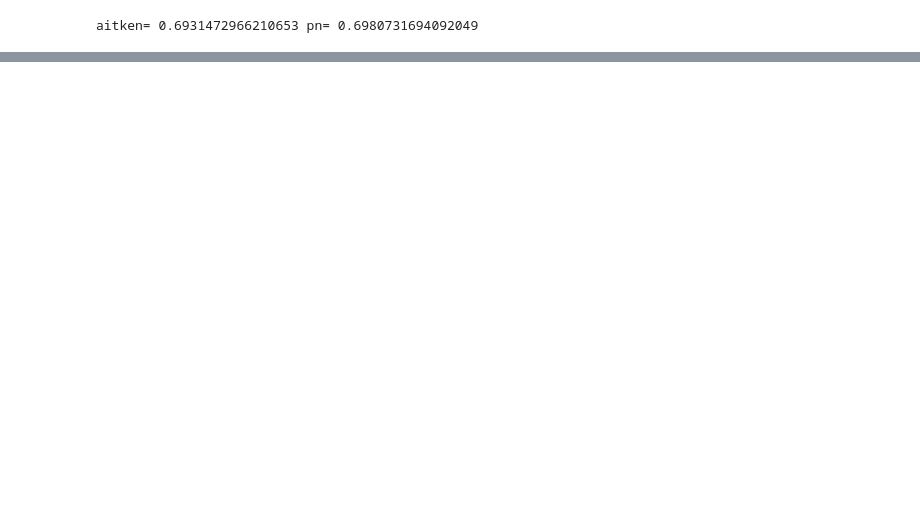
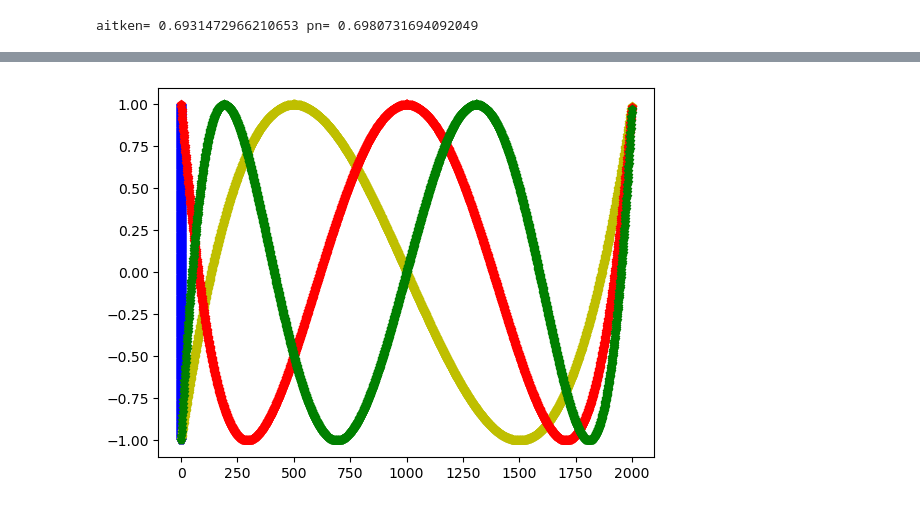
Before and after one commit to Arely00/ArelyGuadalupeJimenezDIaz-mn-2024, a Jupyter notebook: Ejercicios.ipynb, the cells around one changed output, grey strips where cells are left out. Saved outputs shown, nothing was run; the diff lists cells and outputs as text; code cells hidden in the pictures; blank space fills up the shorter version.

```diff
--- a/Ejercicios.ipynb
+++ b/Ejercicios.ipynb
@@ -447,5 +373,0 @@ def chebysev(n,x):
-# %%
-from matplotlib import pyplot
-x=range(-1,1)
-pyplot.plot(x, [chebysev(100,j) for j in range(-])
-pyplot.show()
@@ -453,0 +447,12 @@ NameError: name 'x' is not defined
+# %%
+from matplotlib import pyplot
+g=[chebysev(1,j) for j in x]
+k=[chebysev(2,j) for j in x]
+l=[chebysev(3,j) for j in x]
+m=[chebysev(4,j) for j in x]
+
+x=[-1+i*0.001 for i in range(2000)]
+pyplot.plot(x,g ,'bp', k, 'yp', l,'rp', m, 'gp' )
+pyplot.show()
+# %% [output]
+[figure, added]
```
Also changed, not shown: parts of 18 cells of this notebook.
